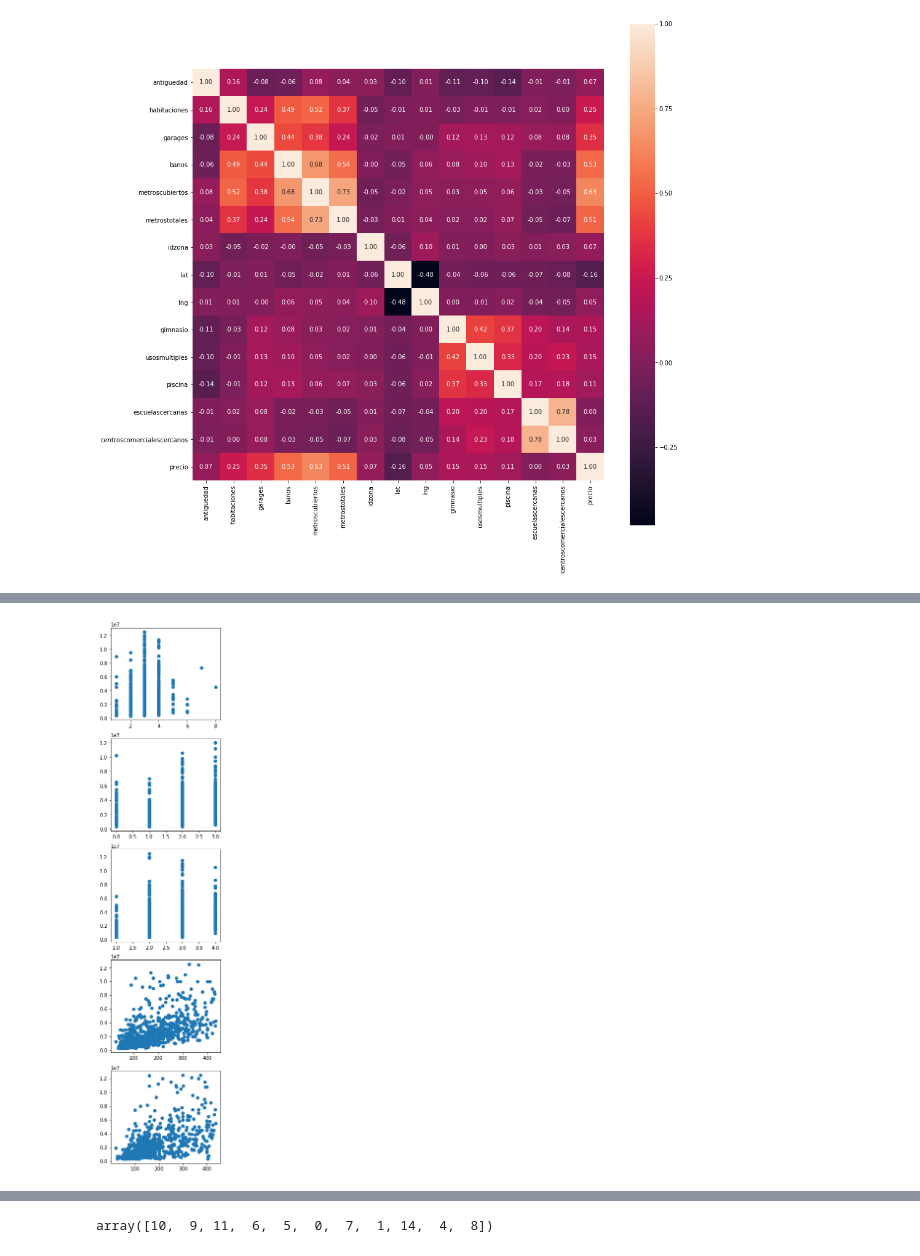
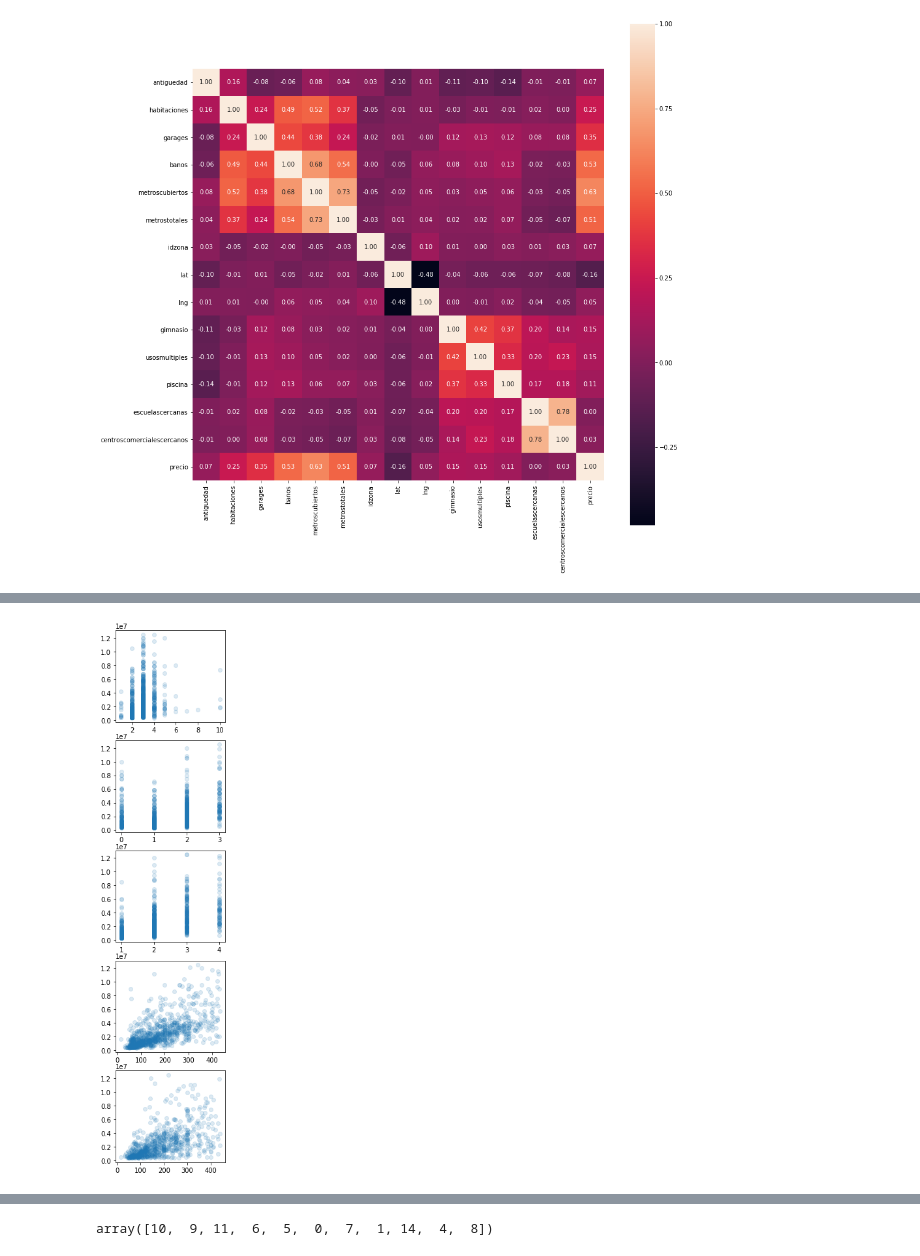
Before and after one commit to nbuzzano/7506-zonaprop, a Jupyter notebook: zonaprop-data-analysis.ipynb, the cells around one changed output, grey strips where cells are left out. Drawn from its saved outputs; the diff is of its cells as text; code cells hidden in the pictures.

```diff
--- a/zonaprop-data-analysis.ipynb
+++ b/zonaprop-data-analysis.ipynb
@@ -185,15 +191,15 @@ sns.heatmap(df.corr(), square=True, annot=True, fmt='.2f');
 def get_column(A, j):
     return A.iloc[:,j]
 
-def scatter_matrix(df_corr):
+def scatter_matrix(df_corr, figsize):
     _, num_columns = df_corr.shape
-    fig, ax = plt.subplots(num_columns, num_columns, figsize = (13,13))
+    fig, ax = plt.subplots(num_columns, num_columns, figsize = figsize)
 
     for i in range(num_columns):
         for j in range(num_columns):
 
             # scatter column_j on the x-axis vs column_i on the y-axis
-            if i != j: ax[i][j].scatter(get_column(df_corr, j), get_column(df_corr, i))
+            if i != j: ax[i][j].scatter(get_column(df_corr, j), get_column(df_corr, i), alpha=0.15)
 
             # unless i == j, in which case show the series name
             else: ax[i][j].annotate("series " + str(i), (0.5, 0.5),
@@ -211,9 +217,9 @@ def scatter_matrix(df_corr):
 
     plt.show()
 
-def scatter_list(df_corr, fixed_column):
+def scatter_list(df_corr, fixed_column, figsize):
     _, num_columns = df_corr.shape
-    fig, ax = plt.subplots(num_columns, 1, figsize = (4,4 * num_columns))
+    fig, ax = plt.subplots(num_columns, 1, figsize = figsize)
 
     for i in range(num_columns):
 
@@ -224,7 +230,7 @@ def scatter_list(df_corr, fixed_column):
         aux.dropna()
         aux = aux.sample(1000)
 
-        ax[i].scatter(aux['A'], aux['B'])
+        ax[i].scatter(aux['A'], aux['B'], alpha=0.15)
         ax[i].xaxis.set_visible(True)
         ax[i].yaxis.set_visible(True)
 
@@ -240,7 +246,7 @@ def boxplot_list(df):
         i_column = get_column(df, i)
         i_column = i_column.sample(1000)
 
-        ax[i].boxplot(x=i_column, vert=False, flierprops=red_square)
+        ax[i].boxplot(x=i_column, vert=False, flierprops=red_square, alpha=0.15)
         ax[i].xaxis.set_visible(True)
         ax[i].yaxis.set_visible(True)
 
@@ -280,9 +303,11 @@ scatter_matrix(df_corr)
 # %%
+# Analizo (B) -> Las vars de (A) con precio
 df_corr = df.filter(['habitaciones', 'garages', 'banos', 'metroscubiertos', 'metrostotales'], axis=1)
+_, num_columns = df_corr.shape
 fixed_column = df.filter(['precio'], axis=1)
-scatter_list(df_corr, fixed_column)
+scatter_list(df_corr, fixed_column, figsize=(3,3 * num_columns))
 # %% [output]
-[figure, old version]
+[figure, new version]
 # %%
 #creo 'aux' que es un df solo con variables numericas.
 aux = df.copy()
```
Also changed, not shown: parts of 6 cells of this notebook.
